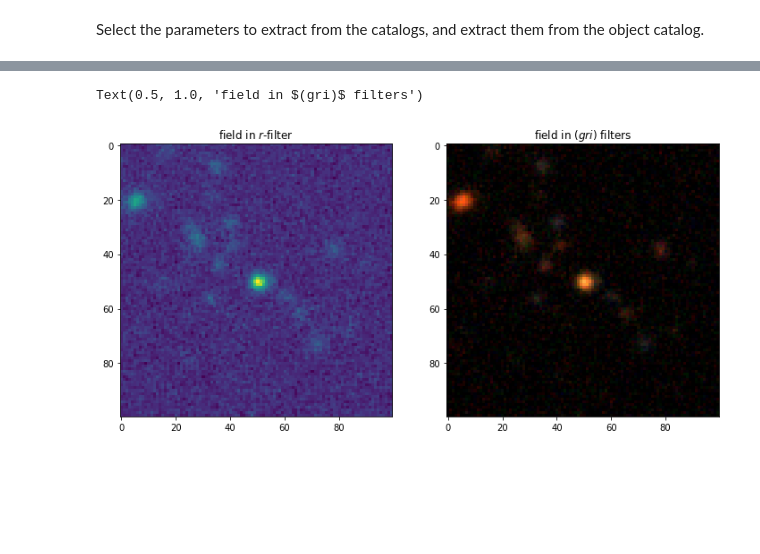
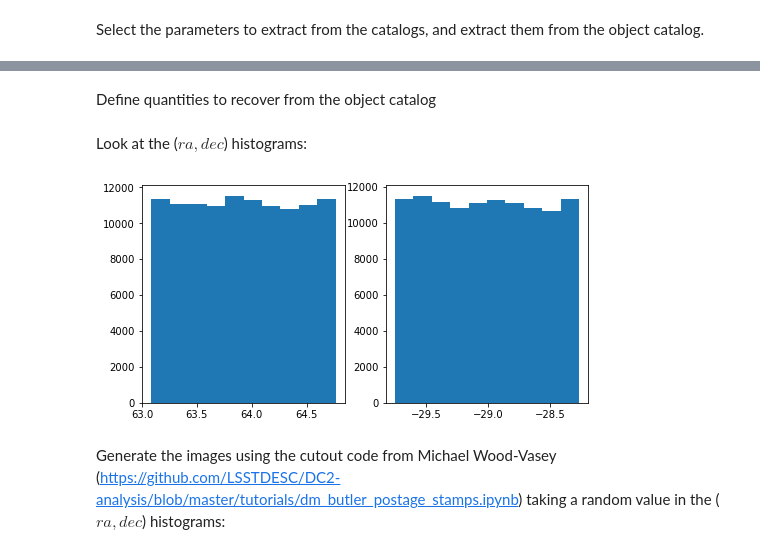
Before and after one commit to astrodeepnet/debvader, a Jupyter notebook: notebooks/dc2_stamps_and_corresponding_parameters-Copy1.ipynb, the cells around one changed output, grey strips where cells are left out. Drawn from its saved outputs; the diff is of its cells as text; code cells hidden in the pictures; blank space fills up the shorter version.

```diff
--- a/notebooks/dc2_stamps_and_corresponding_parameters-Copy1.ipynb
+++ b/notebooks/dc2_stamps_and_corresponding_parameters-Copy1.ipynb
@@ -160,12 +68,0 @@ np.max(img[0][:,:,bands])
-# %%
-fig, axes = plt.subplots(1, 2, figsize = (12,8))
-axes[0].imshow(img[0,:,:,2])
-
-bands = [3,2,1]
-axes[1].imshow(np.clip(img[0][:,:,bands], a_min=0.0, a_max=1.))
-
-axes[0].set_title('field in $r$-filter')
-axes[1].set_title('field in $(gri)$ filters')
-# %% [output]
-Text(0.5, 1.0, 'field in $(gri)$ filters')
-[figure, removed]
@@ -173,0 +69,22 @@ np.save('../data/dc2_imgs/field/field_img.npy', img)
+# %% [markdown]
+Define quantities to recover from the object catalog
+# %%
+# Let's define a magnitude cut
+mag_filters = [
+    (np.isfinite, 'mag_r'),
+    'mag_r < '+str(mag_cut)]
+
+# Load ra and dec from object, using both of the filters we just defined.
+object_data = gc_obs.get_quantities(['ra', 'dec','blendedness', 'snr_r_cModel',
+                                    'ext_shapeHSM_HsmShapeRegauss_e1','ext_shapeHSM_HsmShapeRegauss_e2'],
+                filters=(mag_filters), native_filters=['tract == '+str(tract)]) # test: 4855 # training: 4438 #5074 # validation: 4637
+# %% [markdown]
+Look at the ($ra,dec$) histograms:
+# %%
+fig, axes = plt.subplots(1,2, figsize = (8,4))
+_ = axes[0].hist(object_data['ra'])
+_ = axes[1].hist(object_data['dec'])
+# %% [output]
+[figure, added]
+# %% [markdown]
+Generate the images using the cutout code from Michael Wood-Vasey (https://github.com/LSSTDESC/DC2-analysis/blob/master/tutorials/dm_butler_postage_stamps.ipynb) taking a random value in the ($ra,dec$) histograms:
```
Also changed, not shown: parts of 37 cells of this notebook, 5 other files.
